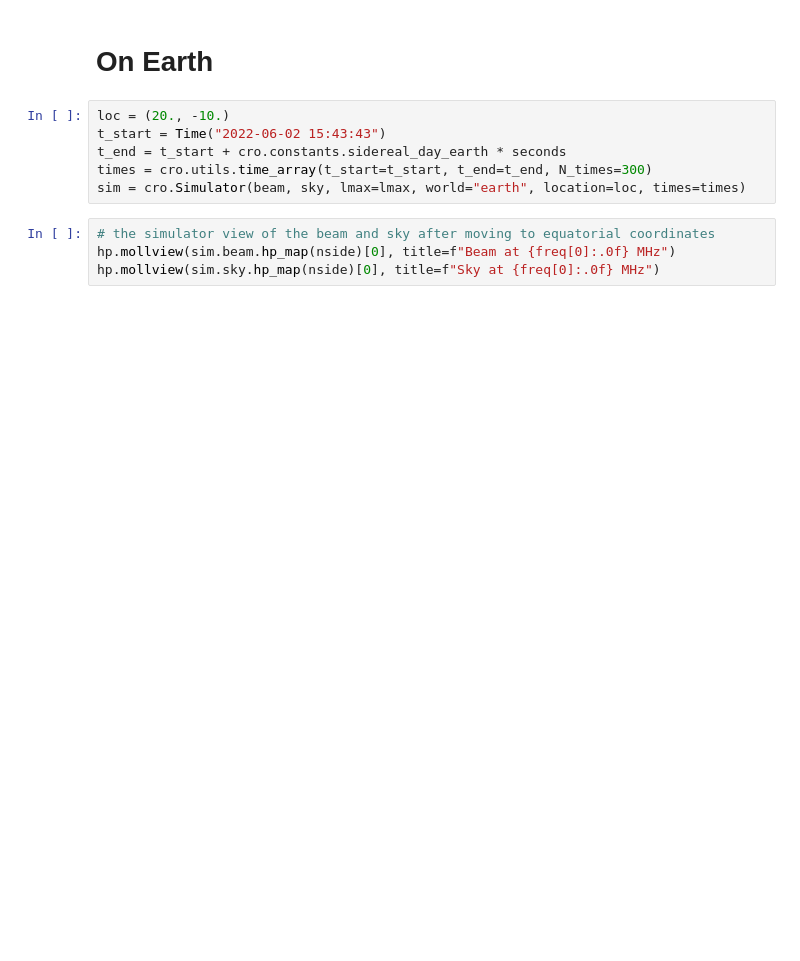
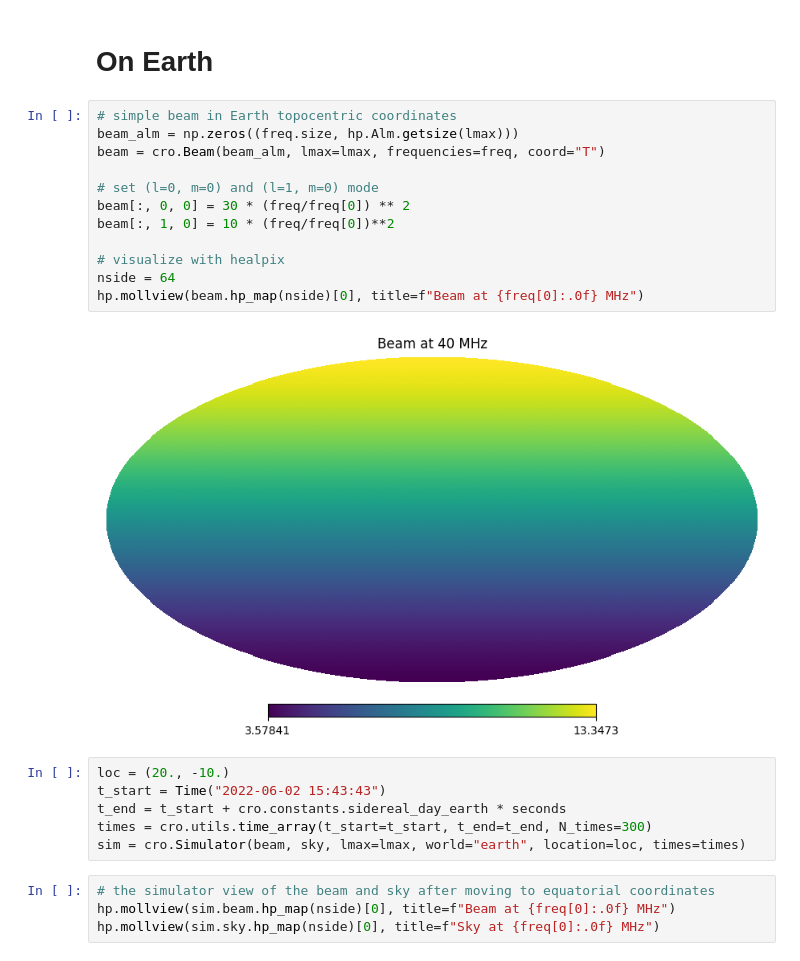
Before and after one commit to christianhbye/croissant, a Jupyter notebook: notebooks/example_sim.ipynb, the cells around one changed output. Cells and saved outputs as stored; diff of their text form; blank space fills up the shorter version.

```diff
--- a/notebooks/example_sim.ipynb
+++ b/notebooks/example_sim.ipynb
@@ -79,5 +98,19 @@ plt.show()
 # %% [markdown]
 # On Earth
+# %%
+# simple beam in Earth topocentric coordinates
+beam_alm = np.zeros((freq.size, hp.Alm.getsize(lmax)))
+beam = cro.Beam(beam_alm, lmax=lmax, frequencies=freq, coord="T")
+
+# set (l=0, m=0) and (l=1, m=0) mode
+beam[:, 0, 0] = 30 * (freq/freq[0]) ** 2
+beam[:, 1, 0] = 10 * (freq/freq[0])**2
+
+# visualize with healpix
+nside = 64
+hp.mollview(beam.hp_map(nside)[0], title=f"Beam at {freq[0]:.0f} MHz")
+# %% [output]
+[figure, added]
 # %%
 loc = (20., -10.)
 t_start = Time("2022-06-02 15:43:43")
```
Also changed, not shown: parts of 12 cells of this notebook.
